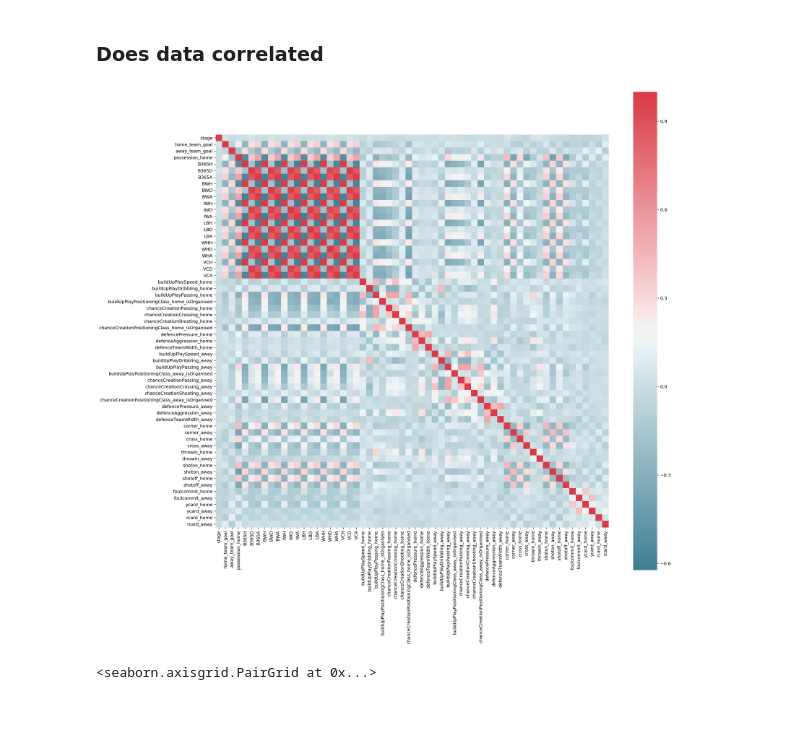
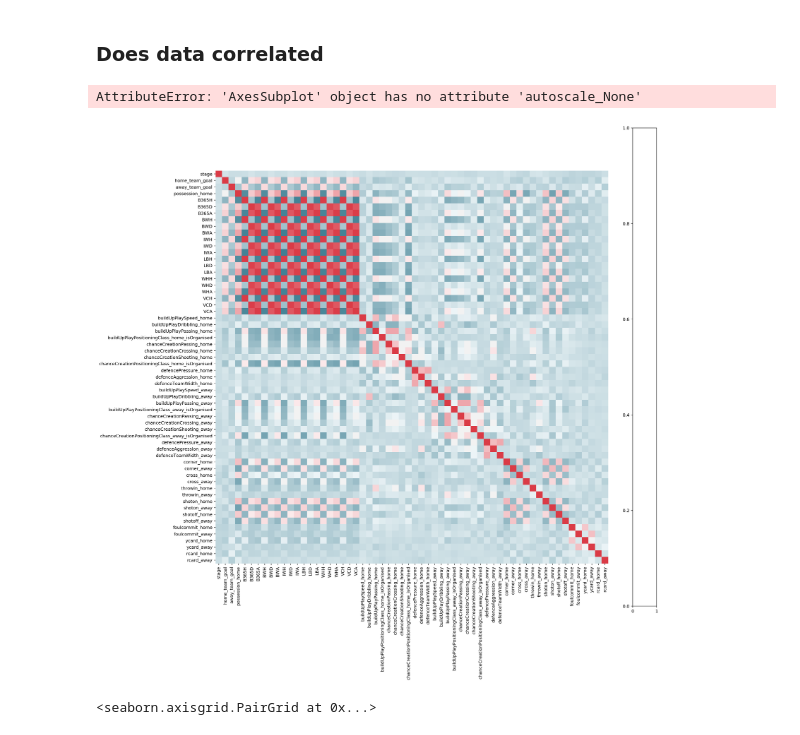
Before and after one commit to ShawnHouCHN/Introduction-to-Machine-Learning-and-Data-Mining-E17, a Jupyter notebook: Project1/Project 1 Notebook.ipynb, the cells around one changed output. Cells and saved outputs as stored; diff of their text form; code cells hidden in the pictures.

Commit message:
colorbar height

```diff
--- a/Project1/Project 1 Notebook.ipynb
+++ b/Project1/Project 1 Notebook.ipynb
@@ -149,12 +159,16 @@ plt.show()
 # %%
 fig = plt.figure(num=None, figsize=(20, 20), dpi=180, facecolor='w', edgecolor='k')
 ax = fig.add_subplot(1,1,1) # two rows, one column, first plot
 corr = df_match.corr()
-sns.heatmap(corr, mask=np.zeros_like(corr, dtype=np.bool), cmap=sns.diverging_palette(220, 10, as_cmap=True),
-            square=True, ax=ax)
+#divider = make_axes_locatable(ax)
+#cax = divider.append_axes('right', size='5%', pad=0.05)
+h = sns.heatmap(corr, mask=np.zeros_like(corr, dtype=np.bool), cmap=sns.diverging_palette(220, 10, as_cmap=True),
+            square=True, ax=ax, cbar=False)
+fig.colorbar(h)
 plt.show()
 # %% [output]
+AttributeError: 'AxesSubplot' object has no attribute 'autoscale_None'
-[figure, old version]
+[figure, new version]
 # %%
 sns.pairplot(df_match[['home_team_goal', 'shoton_home','corner_home','chanceCreationPassing_home','possession_home','buildUpPlayDribbling_home','B365A','BWA']])
 # %% [output]
```
Also changed, not shown: parts of 2 cells of this notebook.
